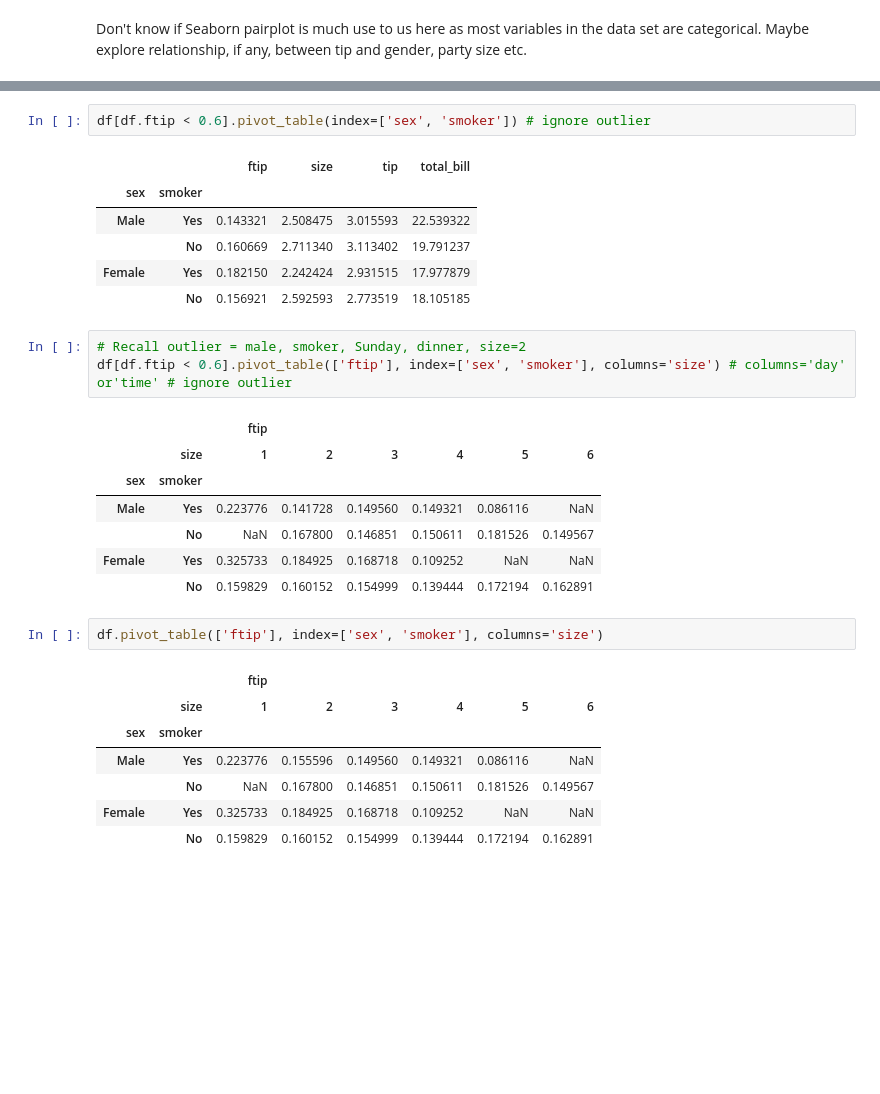
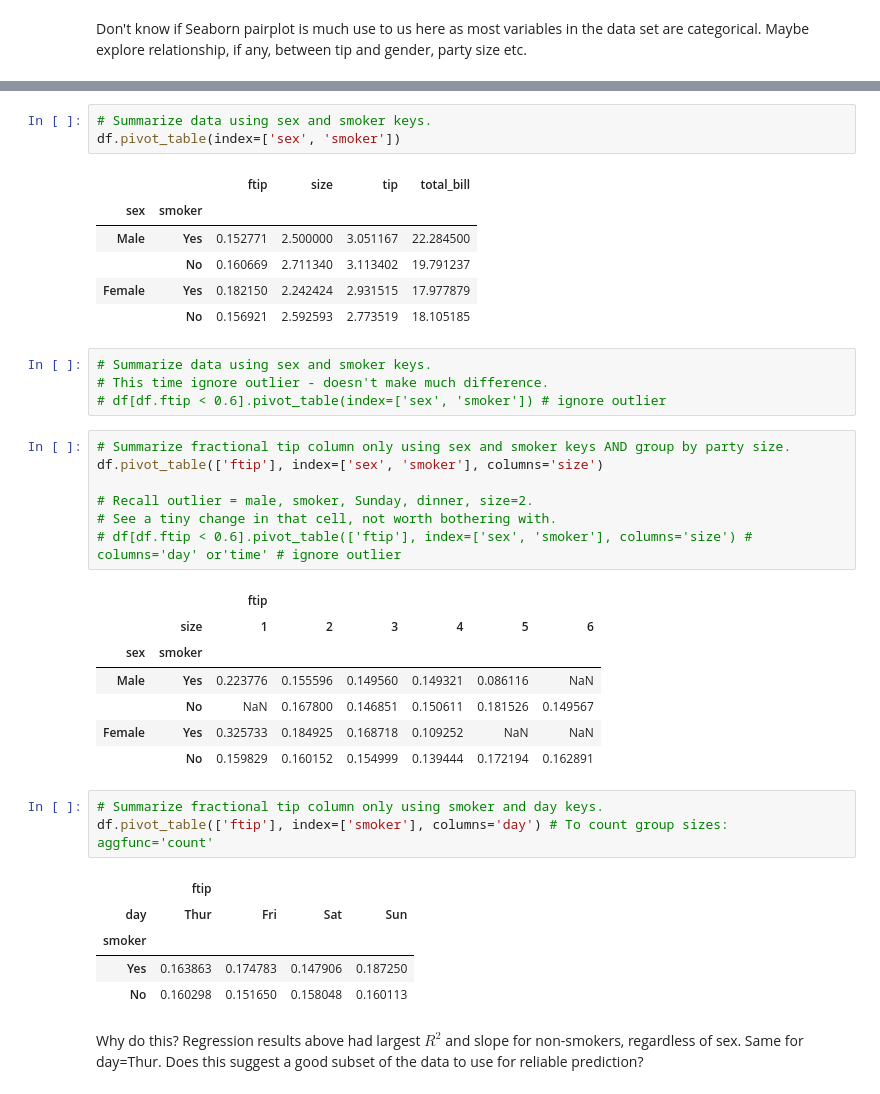
Before and after one commit to elizabethdaly/data-analysis-project, a Jupyter notebook: tips-data-analysis.ipynb, the cells around one changed output, grey strips where cells are left out. Saved outputs shown, nothing was run; the diff lists cells and outputs as text; blank space fills up the shorter version.

Commit message:
Table for regression

```diff
--- a/tips-data-analysis.ipynb
+++ b/tips-data-analysis.ipynb
@@ -442,30 +483,40 @@ df.pivot_table(index=['sex', 'smoker'])
+# %%
+# Summarize data using sex and smoker keys.
+df.pivot_table(index=['sex', 'smoker'])
+# %% [output]
+|  |  | ftip | size | tip | total_bill |
+| sex | smoker |  |  |  |  |
+| Male | Yes | 0.152771 | 2.500000 | 3.051167 | 22.284500 |
+|  | No | 0.160669 | 2.711340 | 3.113402 | 19.791237 |
+| Female | Yes | 0.182150 | 2.242424 | 2.931515 | 17.977879 |
+|  | No | 0.156921 | 2.592593 | 2.773519 | 18.105185 |
 # %%
-df[df.ftip < 0.6].pivot_table(index=['sex', 'smoker']) # ignore outlier
+# Summarize data using sex and smoker keys.
+# This time ignore outlier - doesn't make much difference.
+# df[df.ftip < 0.6].pivot_table(index=['sex', 'smoker']) # ignore outlier
-# %% [output]
-|  |  | ftip | size | tip | total_bill |
-| sex | smoker |  |  |  |  |
-| Male | Yes | 0.143321 | 2.508475 | 3.015593 | 22.539322 |
-|  | No | 0.160669 | 2.711340 | 3.113402 | 19.791237 |
-| Female | Yes | 0.182150 | 2.242424 | 2.931515 | 17.977879 |
-|  | No | 0.156921 | 2.592593 | 2.773519 | 18.105185 |
 # %%
-# Recall outlier = male, smoker, Sunday, dinner, size=2
-df[df.ftip < 0.6].pivot_table(['ftip'], index=['sex', 'smoker'], columns='size') # columns='day' or'time' # ignore outlier
+# Summarize fractional tip column only using sex and smoker keys AND group by party size.
+df.pivot_table(['ftip'], index=['sex', 'smoker'], columns='size')
+
+# Recall outlier = male, smoker, Sunday, dinner, size=2.
+# See a tiny change in that cell, not worth bothering with.
+# df[df.ftip < 0.6].pivot_table(['ftip'], index=['sex', 'smoker'], columns='size') # columns='day' or'time' # ignore outlier
 # %% [output]
 |  |  | ftip |  |  |  |  |  |
 |  | size | 1 | 2 | 3 | 4 | 5 | 6 |
 | sex | smoker |  |  |  |  |  |  |
-| Male | Yes | 0.223776 | 0.141728 | 0.149560 | 0.149321 | 0.086116 | NaN |
+| Male | Yes | 0.223776 | 0.155596 | 0.149560 | 0.149321 | 0.086116 | NaN |
 |  | No | NaN | 0.167800 | 0.146851 | 0.150611 | 0.181526 | 0.149567 |
 | Female | Yes | 0.325733 | 0.184925 | 0.168718 | 0.109252 | NaN | NaN |
 |  | No | 0.159829 | 0.160152 | 0.154999 | 0.139444 | 0.172194 | 0.162891 |
-# %%
-df.pivot_table(['ftip'], index=['sex', 'smoker'], columns='size')
-# %% [output]
-|  |  | ftip |  |  |  |  |  |
-|  | size | 1 | 2 | 3 | 4 | 5 | 6 |
-| sex | smoker |  |  |  |  |  |  |
-| Male | Yes | 0.223776 | 0.155596 | 0.149560 | 0.149321 | 0.086116 | NaN |
-|  | No | NaN | 0.167800 | 0.146851 | 0.150611 | 0.181526 | 0.149567 |
-| Female | Yes | 0.325733 | 0.184925 | 0.168718 | 0.109252 | NaN | NaN |
-|  | No | 0.159829 | 0.160152 | 0.154999 | 0.139444 | 0.172194 | 0.162891 |
+# %%
+# Summarize fractional tip column only using smoker and day keys.
+df.pivot_table(['ftip'], index=['smoker'], columns='day') # To count group sizes: aggfunc='count'
+# %% [output]
+|  | ftip |  |  |  |
+| day | Thur | Fri | Sat | Sun |
+| smoker |  |  |  |  |
+| Yes | 0.163863 | 0.174783 | 0.147906 | 0.187250 |
+| No | 0.160298 | 0.151650 | 0.158048 | 0.160113 |
+# %% [markdown]
+Why do this? Regression results above had largest $R^2$ and slope for non-smokers, regardless of sex. Same for day=Thur. Does this suggest a good subset of the data to use for reliable prediction?
```
Also changed, not shown: parts of 25 cells of this notebook, 1 other file.
